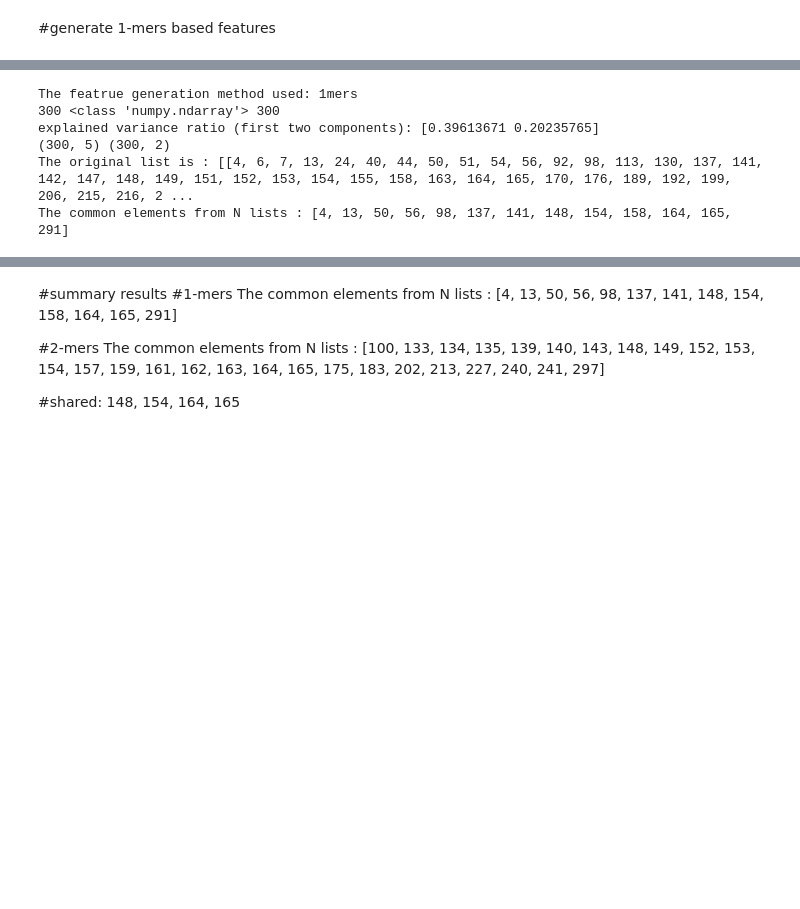
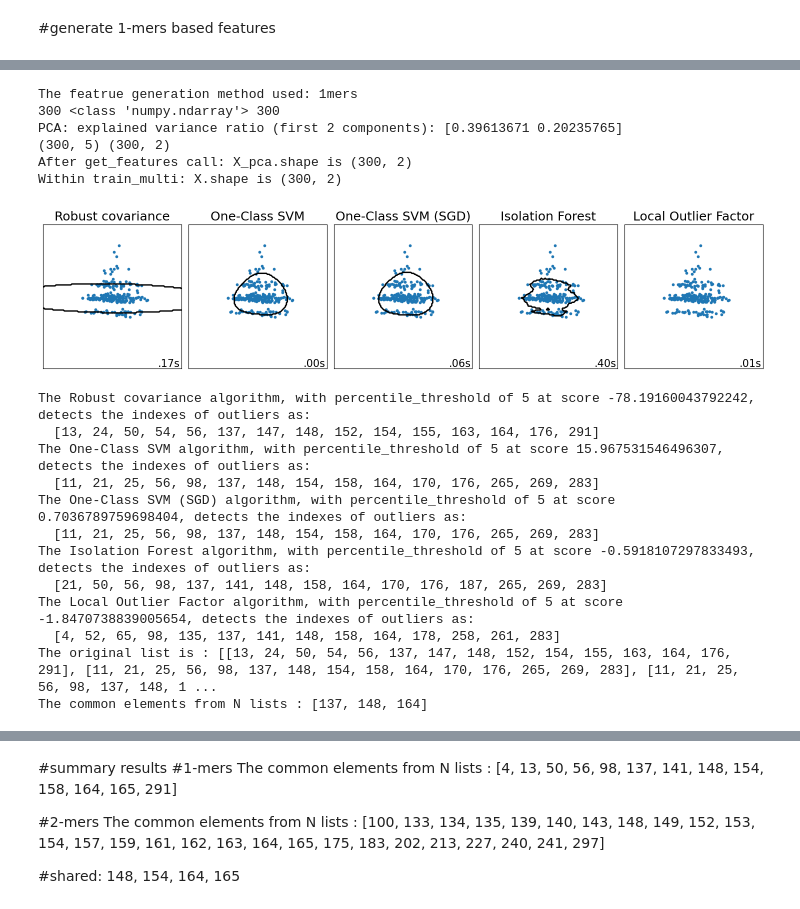
Before and after one commit to FrankGangWang/AppliedML_Python_Coursera, a Jupyter notebook: GANG_WANG_Exeter_Final_1.ipynb, the cells around one changed output, grey strips where cells are left out. Cells and saved outputs as stored; diff of their text form; code cells hidden in the pictures; blank space fills up the shorter version.

```diff
--- a/GANG_WANG_Exeter_Final_1.ipynb
+++ b/GANG_WANG_Exeter_Final_1.ipynb
@@ -319,19 +269,24 @@ def get_features(featrue_method='kmers', Use_Tf_Idf=False, kmers_size=2, pca_n_c
   # generate datasets, PCA, outlier detection
   import matplotlib.pyplot as plt
   from sklearn.decomposition import PCA
-  from sklearn.preprocessing import StandardScaler
+  from sklearn.preprocessing import StandardScaler, RobustScaler # TODO: use RobustScaler
   from sklearn.pipeline import Pipeline
 
   X = func_gen_features(featrue_method, Use_Tf_Idf, kmers_size)
 
   n_samples = X.shape[0]
-  n_outliers = int(outliers_fraction * n_samples)
-  n_inliers = n_samples - n_outliers
+  #n_outliers = int(outliers_fraction * n_samples)
+  #n_inliers = n_samples - n_outliers
 
   print(n_samples, type(X), len(X))
   #plot_hist_features(X)
 
-  pipeline = Pipeline([('scaling', StandardScaler()),
+  if USE_ROBUST_SCALER:
+    used_scaler = RobustScaler()
+  else:
+    used_scaler = StandardScaler()
+
+  pipeline = Pipeline([('scaling', used_scaler),
                        ('pca', PCA(n_components=pca_n_components))])
 
   #X_pca = pca.fit(X).transform(X)
@@ -339,7 +294,7 @@ def get_features(featrue_method='kmers', Use_Tf_Idf=False, kmers_size=2, pca_n_c
 
   # Percentage of variance explained for each components
   print(
-      "explained variance ratio (first two components): %s"
+      f"PCA: explained variance ratio (first {pca_n_components} components): %s"
       % str(pipeline['pca'].explained_variance_ratio_)
   )
   print(X.shape, X_pca.shape)
@@ -377,11 +332,11 @@ def find_commons(outliers_idx_all):
   res = sorted(res)
   print ("The common elements from N lists : " + str(res))
   return res
-# %%
-x_scores = train_multi(X_pca, anomaly_algorithms, False)
 # %%
-def get_common_outliers(percentile_threshold, plot_pca, plot_algorithms_results, print_info):
+def get_common_outliers(percentile_threshold, featrue_method, kmers_size, plot_pca, plot_algorithms_results, print_info, pca_n_components):
+  anomaly_algorithms = get_algorithms()
   X_pca = get_features(featrue_method, True, kmers_size, pca_n_components, plot_pca)
+  print(f'After get_features call: X_pca.shape is {X_pca.shape}')
   x_scores = train_multi(X_pca, anomaly_algorithms, plot_algorithms_results)
   outliers_idx_all = get_outliers_idx(x_scores, percentile_threshold, print_info)
   num_figs = len(x_scores.keys())
@@ -397,22 +412,48 @@ def get_common_outliers(percentile_threshold, plot_pca, plot_algorithms_results,
 # %%
 # Top function call
 # featrue_method ='kmers' AND percentile_threshold=15
 # featrue_method ='kmers' AND percentile_threshold=15
-Use_Tf_Idf = False
 featrue_method ='1mers'
 kmers_size = 2
-percentile_threshold = 15
+#kmers_feature_num_limit = pow(len(chars_list), kmers_size)
+#sklearn.covariance.EllipticEnvelope: take care to work with n_samples > n_features ** 2
+feature_num_limit = int(pow(number_of_lines, 0.5))
 pca_n_components = 2
 
+if pca_n_components > feature_num_limit*2/3:
+  pca_n_components = int(feature_num_limit*2/3)
+  print(f'WARNING: Force pca_n_components to be {pca_n_components} because the upper limit of feature_num_limit = {feature_num_limit}')
+
+USE_ROBUST_SCALER = False
+Use_Tf_Idf = False
+
+if featrue_method == '1mers':
+  percentile_threshold = 5
+else:
+  percentile_threshold = 15
+
 plot_pca = False
-plot_algorithms_results = False
-print_single_algorithm = False
+plot_algorithms_results = True
+print_single_algorithm = True
 
-common_outliers = get_common_outliers(percentile_threshold, plot_pca, plot_algorithms_results, print_single_algorithm)
+common_outliers = get_common_outliers(percentile_threshold, featrue_method, kmers_size, plot_pca, plot_algorithms_results, print_single_algorithm, pca_n_components)
 # %% [output]
 The featrue generation method used: 1mers
 300 <class 'numpy.ndarray'> 300
-explained variance ratio (first two components): [0.39613671 0.20235765]
+PCA: explained variance ratio (first 2 components): [0.39613671 0.20235765]
 (300, 5) (300, 2)
-The original list is : [[4, 6, 7, 13, 24, 40, 44, 50, 51, 54, 56, 92, 98, 113, 130, 137, 141, 142, 147, 148, 149, 151, 152, 153, 154, 155, 158, 163, 164, 165, 170, 176, 189, 192, 199, 206, 215, 216, 2 ...
-The common elements from N lists : [4, 13, 50, 56, 98, 137, 141, 148, 154, 158, 164, 165, 291]
+After get_features call: X_pca.shape is (300, 2)
+Within train_multi: X.shape is (300, 2)
+[figure, added]
+The Robust covariance algorithm, with percentile_threshold of 5 at score -78.19160043792242, detects the indexes of outliers as:
+  [13, 24, 50, 54, 56, 137, 147, 148, 152, 154, 155, 163, 164, 176, 291]
+The One-Class SVM algorithm, with percentile_threshold of 5 at score 15.967531546496307, detects the indexes of outliers as:
+  [11, 21, 25, 56, 98, 137, 148, 154, 158, 164, 170, 176, 265, 269, 283]
+The One-Class SVM (SGD) algorithm, with percentile_threshold of 5 at score 0.7036789759698404, detects the indexes of outliers as:
+  [11, 21, 25, 56, 98, 137, 148, 154, 158, 164, 170, 176, 265, 269, 283]
+The Isolation Forest algorithm, with percentile_threshold of 5 at score -0.5918107297833493, detects the indexes of outliers as:
+  [21, 50, 56, 98, 137, 141, 148, 158, 164, 170, 176, 187, 265, 269, 283]
+The Local Outlier Factor algorithm, with percentile_threshold of 5 at score -1.8470738839005654, detects the indexes of outliers as:
+  [4, 52, 65, 98, 135, 137, 141, 148, 158, 164, 178, 258, 261, 283]
+The original list is : [[13, 24, 50, 54, 56, 137, 147, 148, 152, 154, 155, 163, 164, 176, 291], [11, 21, 25, 56, 98, 137, 148, 154, 158, 164, 170, 176, 265, 269, 283], [11, 21, 25, 56, 98, 137, 148, 1 ...
+The common elements from N lists : [137, 148, 164]
```
Also changed, not shown: parts of 20 cells of this notebook.
